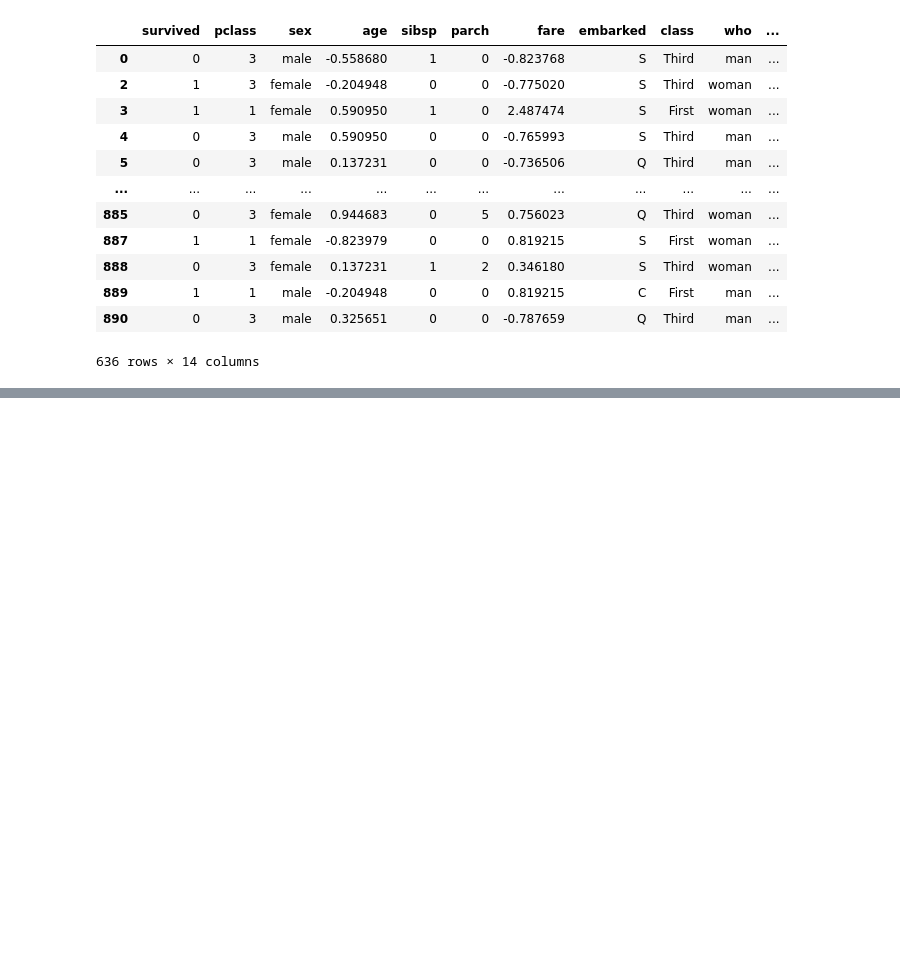
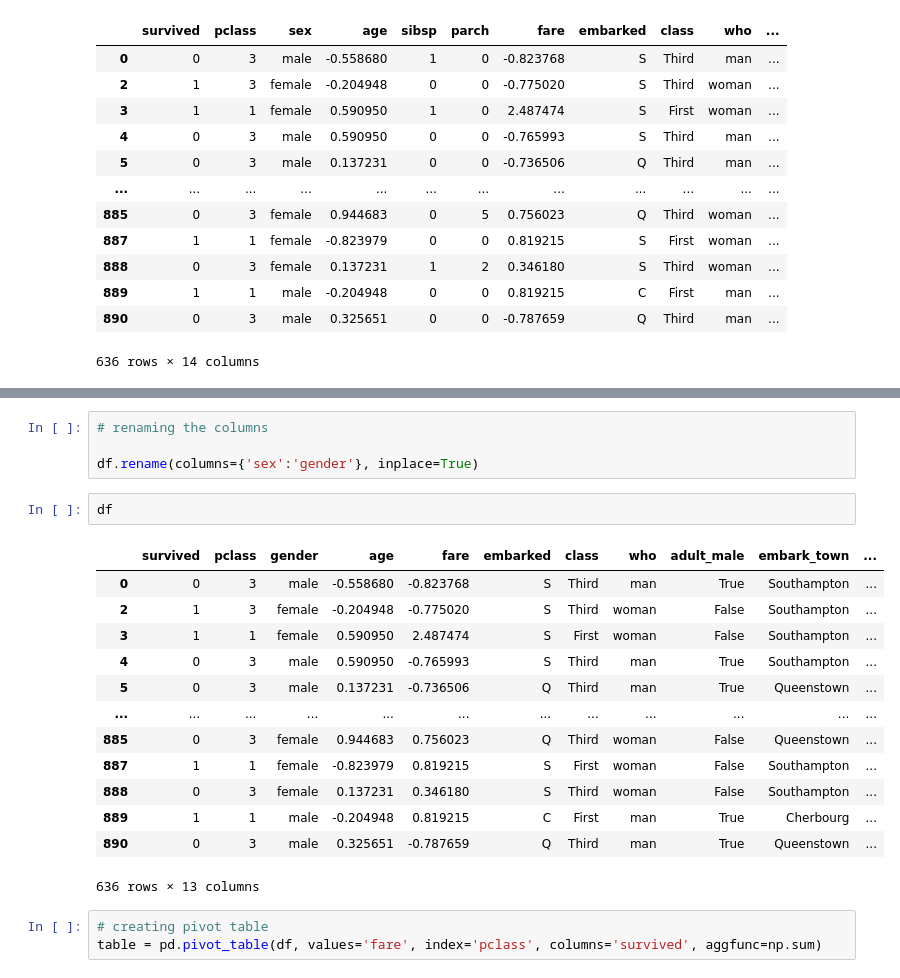
Before and after one commit to akm93245/python_revision, a Jupyter notebook: rev15.ipynb, the cells around one changed output, grey strips where cells are left out. Drawn from its saved outputs; the diff is of its cells as text; blank space fills up the shorter version.

```diff
--- a/rev15.ipynb
+++ b/rev15.ipynb
@@ -318,0 +375,23 @@ df.describe()
+# %%
+# renaming the columns
+
+df.rename(columns={'sex':'gender'}, inplace=True)
+# %%
+df
+# %% [output]
+|  | survived | pclass | gender | age | fare | embarked | class | who | adult_male | embark_town | ... |
+| 0 | 0 | 3 | male | -0.558680 | -0.823768 | S | Third | man | True | Southampton | ... |
+| 2 | 1 | 3 | female | -0.204948 | -0.775020 | S | Third | woman | False | Southampton | ... |
+| 3 | 1 | 1 | female | 0.590950 | 2.487474 | S | First | woman | False | Southampton | ... |
+| 4 | 0 | 3 | male | 0.590950 | -0.765993 | S | Third | man | True | Southampton | ... |
+| 5 | 0 | 3 | male | 0.137231 | -0.736506 | Q | Third | man | True | Queenstown | ... |
+| ... | ... | ... | ... | ... | ... | ... | ... | ... | ... | ... | ... |
+| 885 | 0 | 3 | female | 0.944683 | 0.756023 | Q | Third | woman | False | Queenstown | ... |
+| 887 | 1 | 1 | female | -0.823979 | 0.819215 | S | First | woman | False | Southampton | ... |
+| 888 | 0 | 3 | female | 0.137231 | 0.346180 | S | Third | woman | False | Southampton | ... |
+| 889 | 1 | 1 | male | -0.204948 | 0.819215 | C | First | man | True | Cherbourg | ... |
+| 890 | 0 | 3 | male | 0.325651 | -0.787659 | Q | Third | man | True | Queenstown | ... |
+636 rows × 13 columns
+# %%
+# creating pivot table
+table = pd.pivot_table(df, values='fare', index='pclass', columns='survived', aggfunc=np.sum)
```
Also changed, not shown: parts of 10 cells of this notebook, 1 other file.
